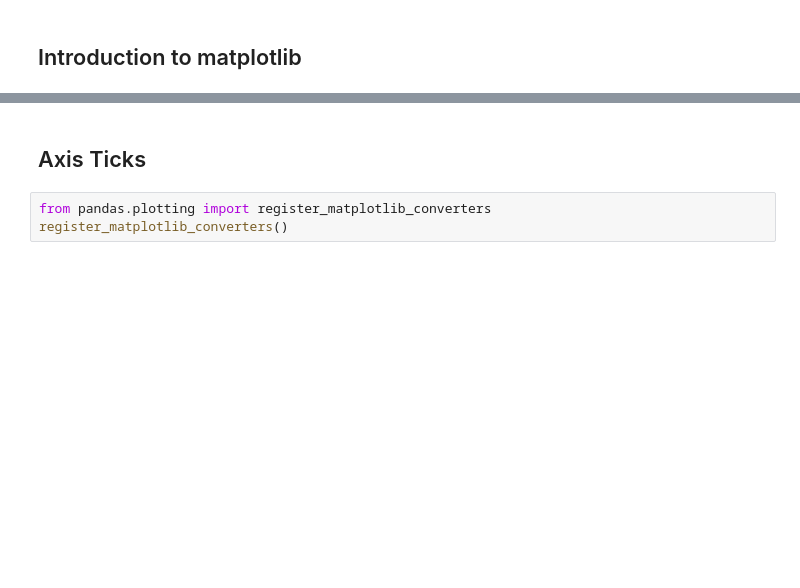
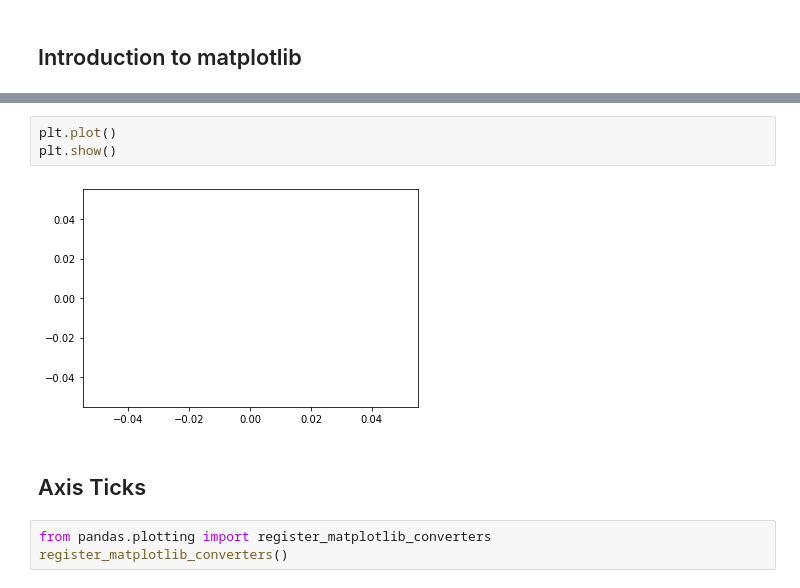
Before and after one commit to icta-tecaji/python-data-analysis-public, a Jupyter notebook: Del_05_Prikazovanje_podatkov_osnovno/05_Prikazovanje_podatkov_osnovno_CLEAN.ipynb, the cells around one changed output, grey strips where cells are left out. Cells and saved outputs as stored; diff of their text form; blank space fills up the shorter version.

```diff
--- a/Del_05_Prikazovanje_podatkov_osnovno/05_Prikazovanje_podatkov_osnovno_CLEAN.ipynb
+++ b/Del_05_Prikazovanje_podatkov_osnovno/05_Prikazovanje_podatkov_osnovno_CLEAN.ipynb
@@ -12,3 +81,8 @@ print(f'matplotlib: {matplotlib.__version__}')
+# %%
+plt.plot()
+plt.show()
+# %% [output]
+[figure, added]
 # %% [markdown]
 ## Axis Ticks
 # %%
```
Also changed, not shown: parts of 41 cells of this notebook, 1 other file.
